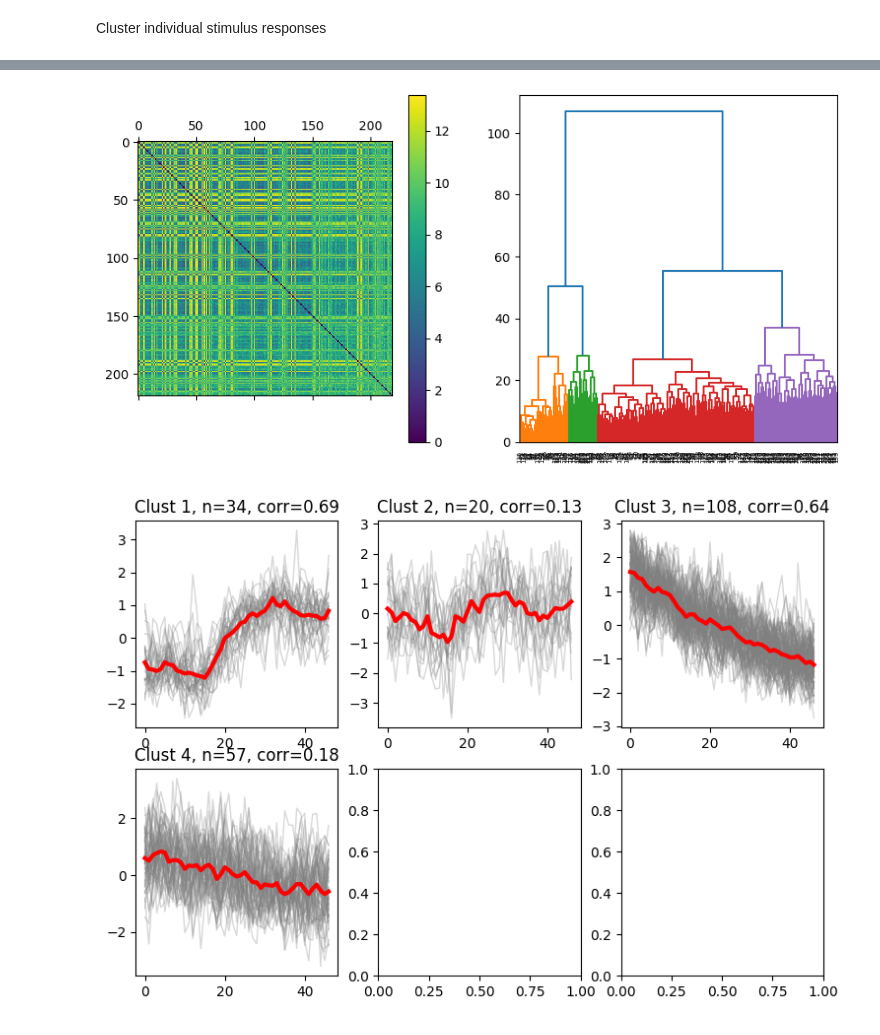
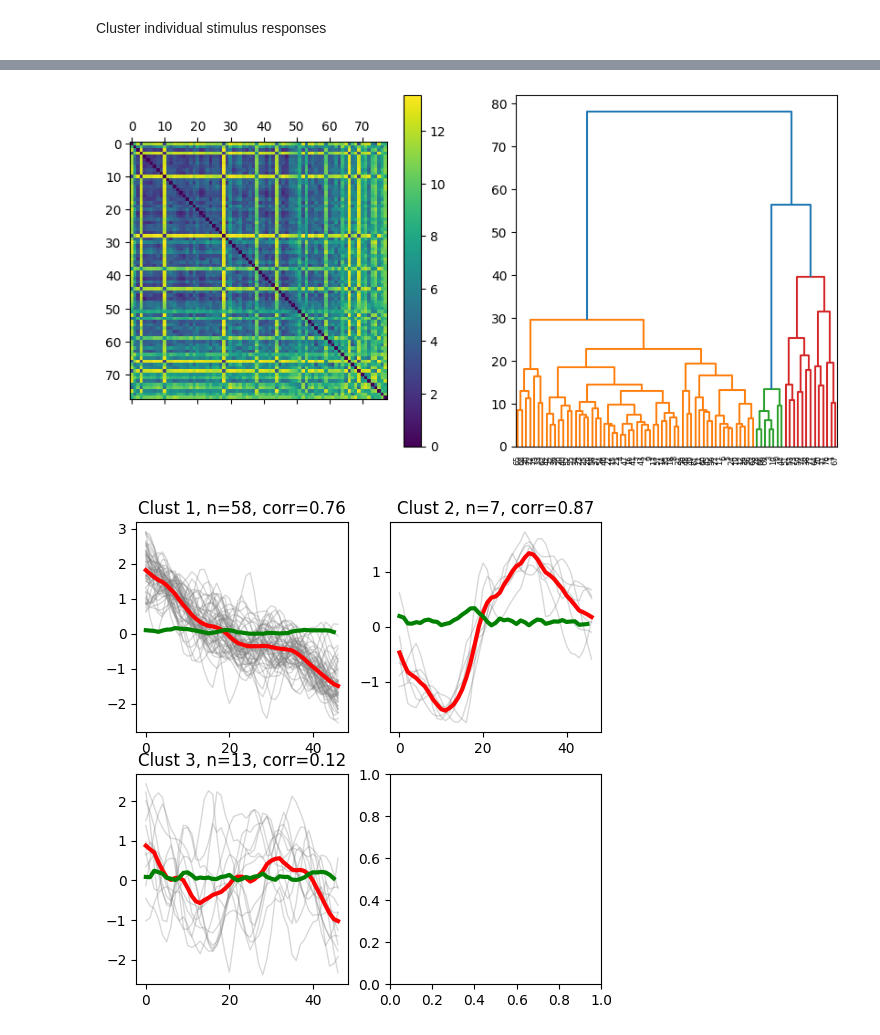
Before and after one commit to simbru/pygor, a Jupyter notebook: ROI_clustering_multiplane.ipynb, the cells around one changed output, grey strips where cells are left out. Saved outputs shown, nothing was run; the diff lists cells and outputs as text; code cells hidden in the pictures.

```diff
--- a/ROI_clustering_multiplane.ipynb
+++ b/ROI_clustering_multiplane.ipynb
@@ -49,5 +49,5 @@ def z_normalize_columns(data):
 
     return normalized_data
 
-data_path = 'D:/Box Sync/Imaging/OT_singleplane/st53/'
-export_path = 'C:/Users/Michael Forsthofer/OneDrive - University of Sussex/BadenLab/2p-imaging/singleplane/St53/'
+data_path = 'D:/Box Sync/Imaging/OT_multiplane/st53/'
+export_path = 'C:/Users/Michael Forsthofer/OneDrive - University of Sussex/BadenLab/2p-imaging/multiplane/St53/'
@@ -54,9 +58,9 @@ export_path = 'C:/Users/Michael Forsthofer/OneDrive - University of Sussex/Baden
 # %%
-filename = '2024-10-4_x241004_1_54_cOTs.h5'
+filename = '2024-10-14_x241014_53_cOTm.h5'
 depth = 350
-ETL_surface = 1500
-ETL_step=1
-start_plane = 1
+ETL_surface = 1400
+ETL_step=270
+start_plane = 2
 stimtypes = ['stationary stripes','moving stripes','stationary stripes','OFF','dots_ON','OFF','ON','dots_OFF','ON', 'ON', 'loom']
 stimtypes_relevant = ['moving stripes', 'dots_ON', 'dots_OFF', 'loom']
 #stimtypes = ['white', 'loom', 'left dot','right dot','down dot','up dot','left edge ON','left edge OFF','right edge ON','right edge OFF','bottom edge edge ON','bottom edge OFF','top edge ON','top edge OFF']
@@ -123,7 +127,7 @@ included_responses = []
 
 append_idx = 1000
 append_idx_post = 1000
-SD_threshold = 1.2
+SD_threshold = 2.5
 roi_x_border = 400
 downsample_factor = 100
 
@@ -144,7 +148,7 @@ responses_sorted = []
 std_upper = 7
 mean_lower = -1
 mean_upper = 10
-resting_mean_upper = 7
+resting_mean_upper = 20
 for idx, cur_traces in enumerate(stim_responses):
     trace_means = abs(np.mean(cur_traces, axis=0))
     trace_stds = abs(np.std(cur_traces, axis=0))
@@ -228,6 +232,7 @@ for idx, cur_clust in enumerate(responses_sorted):
         cur_correlation = cluster_correlation(cur_traces[clustering == i])
         ax[i-1].plot(cur_traces[clustering == i].transpose(), color='grey', alpha=0.3, linewidth=1)
         ax[i-1].plot(np.nanmean(cur_traces[clustering == i], axis=0), color='red', linewidth=3)
+        ax[i-1].plot(abs(np.diff(np.nanmean(cur_traces[clustering == i], axis=0))), color='green', linewidth=3)
         #ax[i-1].set_xticks([])
         ax[i-1].set_title(f"Clust {i}, n={np.sum(clustering == i)}, corr={cur_correlation:.2f}" )
         cur_clust_trace.append(cur_traces_raw[clustering == i])
@@ -247,2 +252,2 @@ for idx, cur_clust in enumerate(responses_sorted):
-[figure, old version]
+[figure, new version]
-[figure, old version]
+[figure, new version]
```
Also changed, not shown: parts of 11 cells of this notebook, 1 other file.
